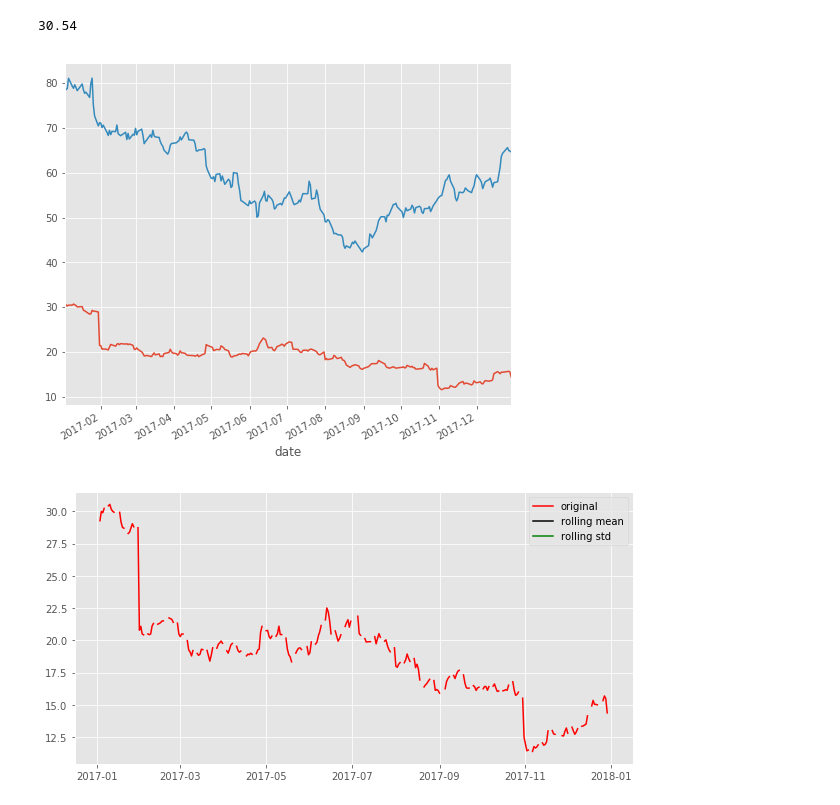
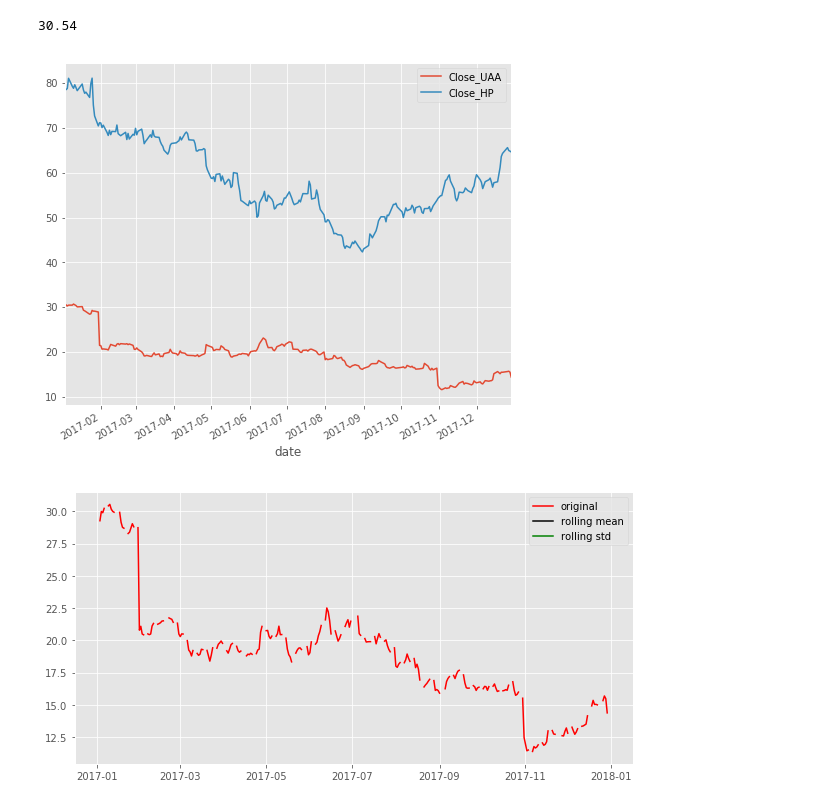
Before and after one commit to SondosJamal/visualization, a Jupyter notebook: visualization .ipynb, the cells around one changed output. Drawn from its saved outputs; the diff is of its cells as text; code cells hidden in the pictures.

```diff
--- a/visualization .ipynb
+++ b/visualization .ipynb
@@ -97,12 +98,12 @@ close_UAA[1]
 # %% [output]
 30.54
 # %%
-close_UAA.plot(label='Close')
-close_HP.plot()
-
+close_UAA.plot(label='Close_UAA')
+close_HP.plot(label='Close_HP')
+plt.legend()
 plt.show()
 # %% [output]
-[figure, old version]
+[figure, new version]
 # %%
 low=UAA_df['low'].asfreq('D')
 # %%
```
Also changed, not shown: parts of 18 cells of this notebook.
